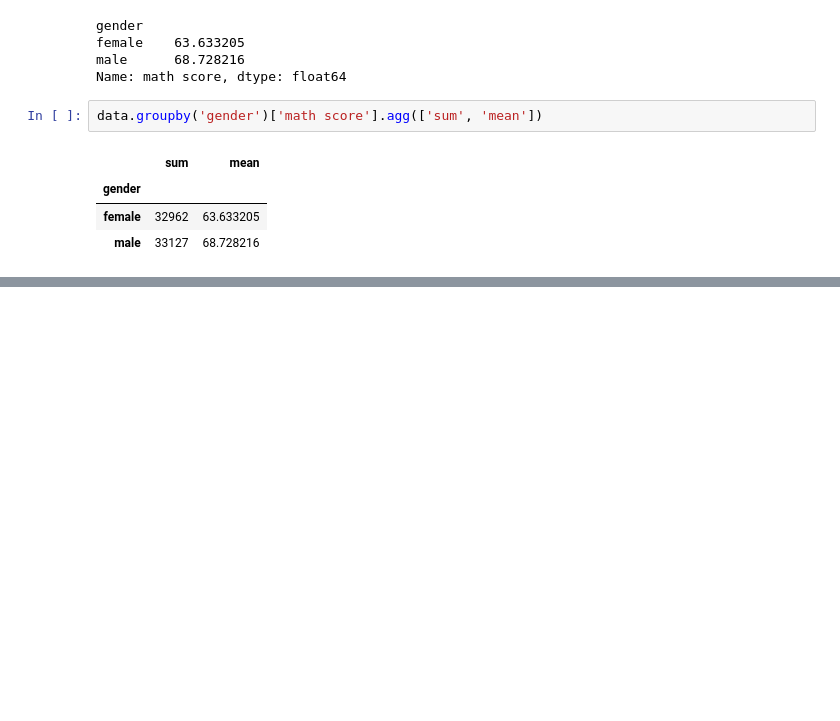
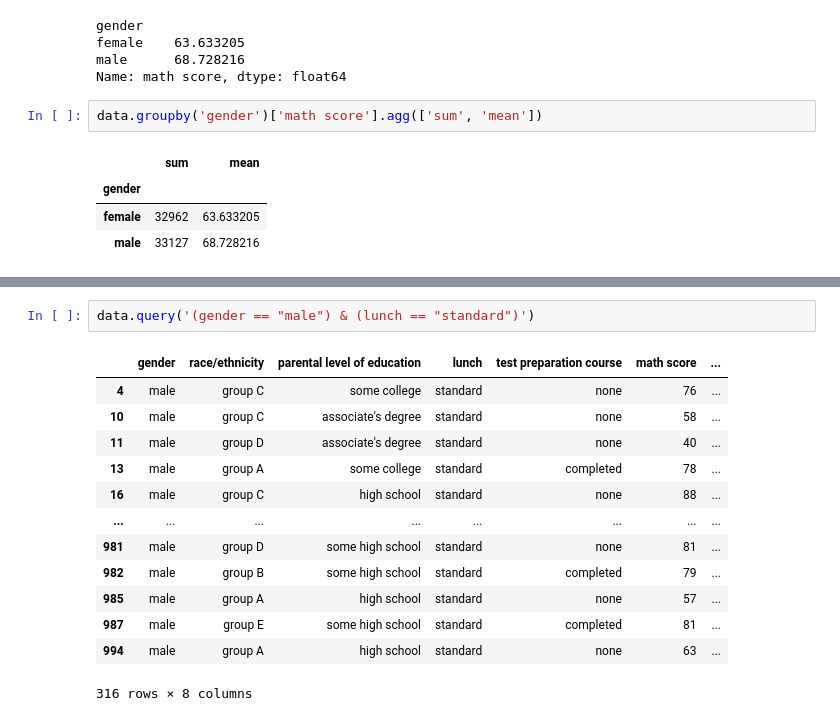
Before and after one commit to Aakashdoraisamy/Core_to_Advanced_Python, a Jupyter notebook: Python_Libraries/pandas/pandas.ipynb, the cells around one changed output, grey strips where cells are left out. Saved outputs shown, nothing was run; the diff lists cells and outputs as text; blank space fills up the shorter version.

```diff
--- a/Python_Libraries/pandas/pandas.ipynb
+++ b/Python_Libraries/pandas/pandas.ipynb
@@ -351,0 +523,16 @@ data.groupby('gender')['math score'].agg(['sum', 'mean'])
+# %%
+data.query('(gender == "male") & (lunch == "standard")')
+# %% [output]
+|  | gender | race/ethnicity | parental level of education | lunch | test preparation course | math score | ... |
+| 4 | male | group C | some college | standard | none | 76 | ... |
+| 10 | male | group C | associate's degree | standard | none | 58 | ... |
+| 11 | male | group D | associate's degree | standard | none | 40 | ... |
+| 13 | male | group A | some college | standard | completed | 78 | ... |
+| 16 | male | group C | high school | standard | none | 88 | ... |
+| ... | ... | ... | ... | ... | ... | ... | ... |
+| 981 | male | group D | some high school | standard | none | 81 | ... |
+| 982 | male | group B | some high school | standard | completed | 79 | ... |
+| 985 | male | group A | high school | standard | none | 57 | ... |
+| 987 | male | group E | some high school | standard | completed | 81 | ... |
+| 994 | male | group A | high school | standard | none | 63 | ... |
+316 rows × 8 columns
```
Also changed, not shown: parts of 24 cells of this notebook, 1 other file.
